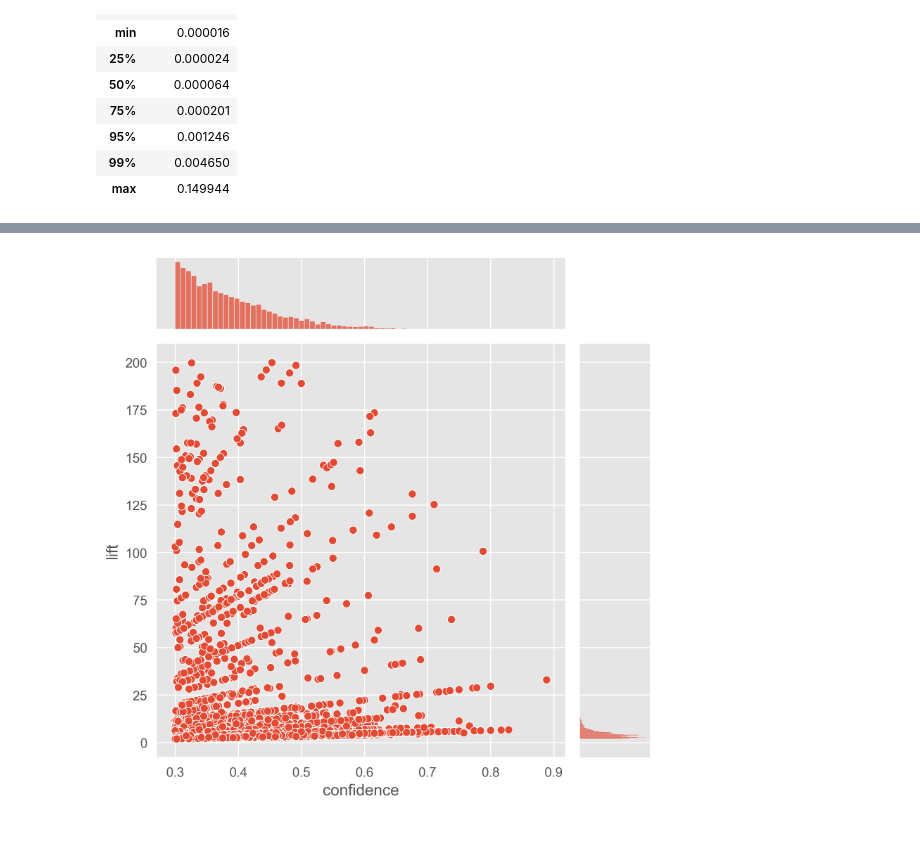
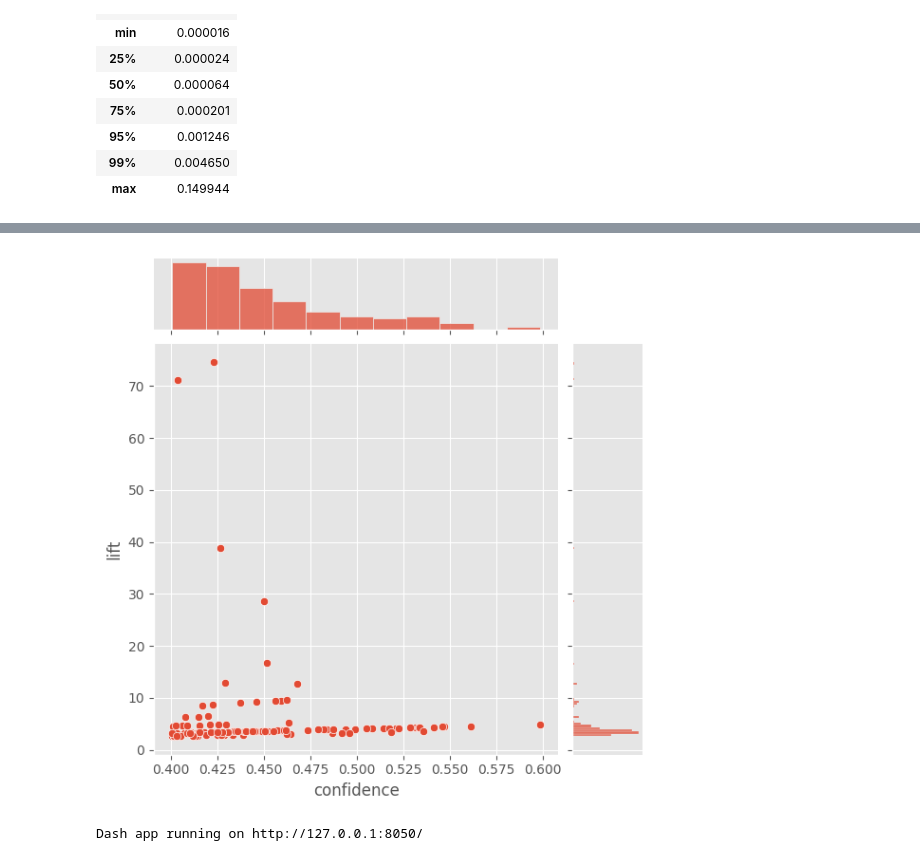
Before and after one commit to kevinkhang2909/ML-learning-journey, a Jupyter notebook: machine_learning/recommendation/apriori/apriori.ipynb, the cells around one changed output, grey strips where cells are left out. Cells and saved outputs as stored; diff of their text form; code cells hidden in the pictures.

```diff
--- a/machine_learning/recommendation/apriori/apriori.ipynb
+++ b/machine_learning/recommendation/apriori/apriori.ipynb
@@ -6,8 +6,12 @@ from mlxtend.frequent_patterns import fpgrowth, association_rules
 import matplotlib.pyplot as plt
 import seaborn as sns
 from tqdm import tqdm
+import visdcc
 
-plt.rcParams['savefig.dpi'] = 300
+from jupyter_dash import JupyterDash
+from dash import dcc, html, Dash
+from dash.dependencies import Input, Output
+
 plt.style.use('ggplot')
 # %%
 df = pd.read_feather('data/clean_data_full.ftr')
@@ -109,5 +113,5 @@ plt.savefig('media/fig3_threshold.png')
 # %%
-frequent_itemsets = fpgrowth(df_te, min_support=0.00018, use_colnames=True)
-rules = association_rules(frequent_itemsets, metric="confidence", min_threshold=0.3)
+frequent_itemsets = fpgrowth(df_te, min_support=0.0009, use_colnames=True)
+rules = association_rules(frequent_itemsets, metric="confidence", min_threshold=0.4)
 print(f'No. Rules: {rules.shape[0]}')
 # %% [output]
@@ -148,5 +148,5 @@ rules.sort_values('confidence', ascending=False)
 # %%
-sns.jointplot(data=rules.query('lift < 200'), x='confidence', y='lift')
-plt.savefig('media/fig4_correlation.png')
+sns.jointplot(data=rules, x='confidence', y='lift')
+plt.savefig('media/fig6_correlation.png')
 # %% [output]
-[figure, old version]
+[figure, new version]
@@ -152,0 +165,10 @@ plt.savefig('media/fig4_correlation.png')
+# %%
+app = JupyterDash(__name__)
+app.layout = html.Div([
+    visdcc.Network(id='net', data={'nodes': nodes, 'edges': edges}, options=dict(height='1000px', width='100%')),
+    dcc.RadioItems(id='color', value='Red')
+])
+
+app.run_server()
+# %% [output]
+Dash app running on http://127.0.0.1:8050/
```
Also changed, not shown: parts of 8 cells of this notebook, 4 other files.
